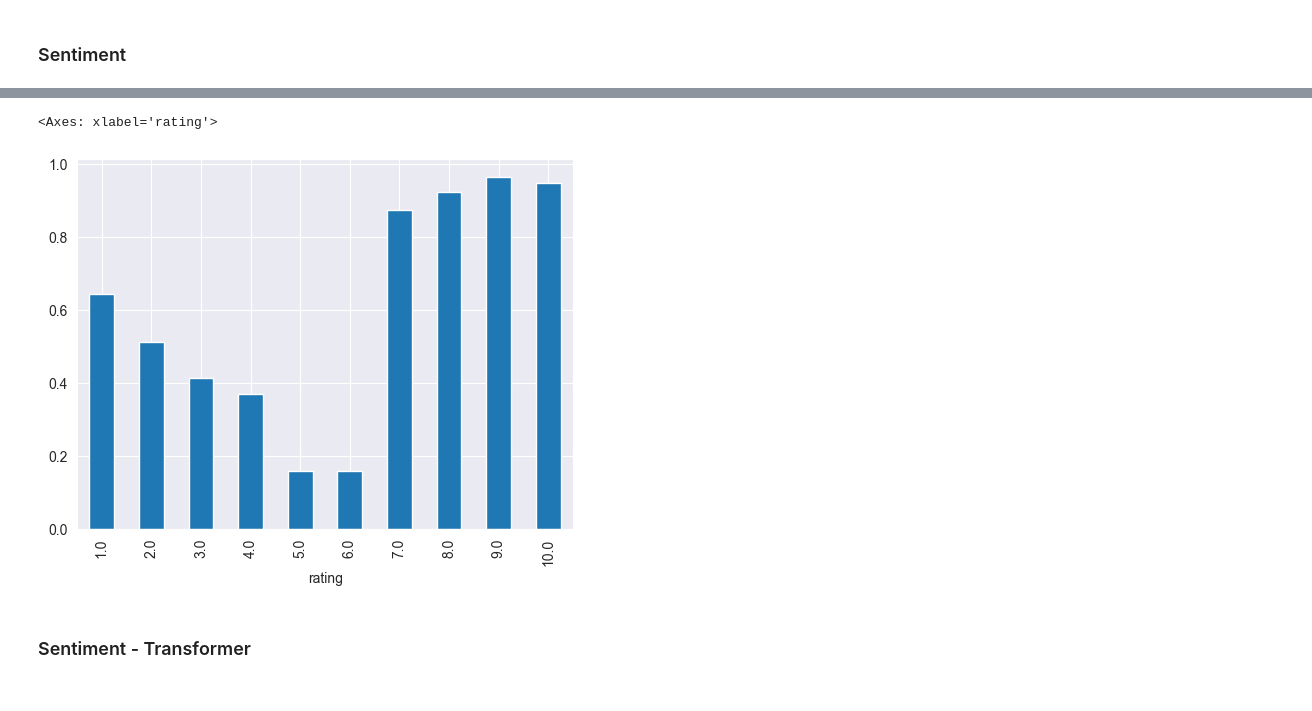
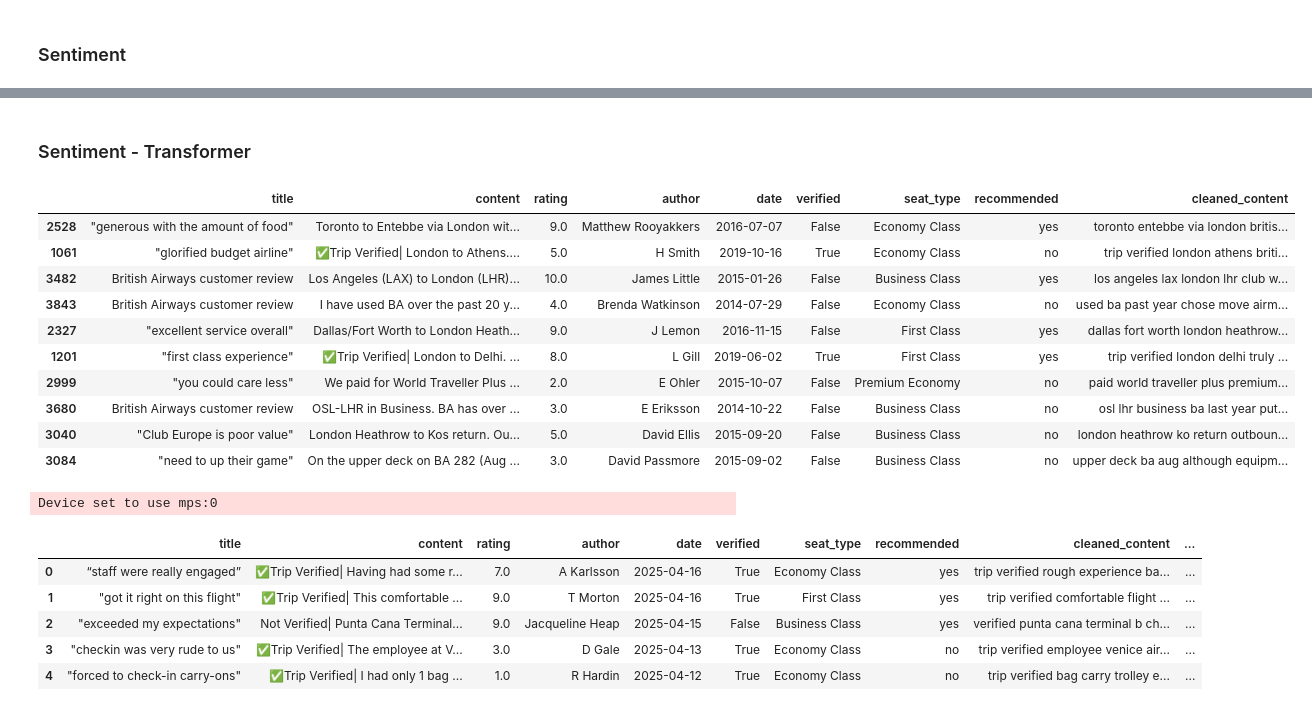
Before and after one commit to Jahdo-Codes/Real-World-Simulation-Projects, a Jupyter notebook: Forage /BA Job Simulation/BA reviews sentiment analysis.ipynb, the cells around one changed output, grey strips where cells are left out. Saved outputs shown, nothing was run; the diff lists cells and outputs as text; code cells hidden in the pictures.

```diff
--- a/Forage /BA Job Simulation/BA reviews sentiment analysis.ipynb
+++ b/Forage /BA Job Simulation/BA reviews sentiment analysis.ipynb
@@ -320,8 +233,22 @@ Name: count, dtype: int64
 # %%
 agreement_by_rating = vader_df.groupby('rating')['match'].mean()
-agreement_by_rating.plot(kind='bar')
+agreement_by_rating.plot(kind='bar',title='Agreement by rating')
-# %% [output]
-<Axes: xlabel='rating'>
-[figure, removed]
 # %% [markdown]
 ### Sentiment - Transformer
+# %%
+df = pd.read_csv('/Users/jahdovanterpool/Downloads/Projects/Sentiment Analysis/British_Airways_reviews_2.csv',index_col=False)
+
+
+df.sample(10)
+# %% [output]
+|  | title | content | rating | author | date | verified | seat_type | recommended | cleaned_content |
+| 2528 | "generous with the amount of food" | Toronto to Entebbe via London wit... | 9.0 | Matthew Rooyakkers | 2016-07-07 | False | Economy Class | yes | toronto entebbe via london britis... |
+| 1061 | "glorified budget airline" | ✅Trip Verified| London to Athens.... | 5.0 | H Smith | 2019-10-16 | True | Economy Class | no | trip verified london athens briti... |
+| 3482 | British Airways customer review | Los Angeles (LAX) to London (LHR)... | 10.0 | James Little | 2015-01-26 | False | Business Class | yes | los angeles lax london lhr club w... |
+| 3843 | British Airways customer review | I have used BA over the past 20 y... | 4.0 | Brenda Watkinson | 2014-07-29 | False | Economy Class | no | used ba past year chose move airm... |
+| 2327 | "excellent service overall" | Dallas/Fort Worth to London Heath... | 9.0 | J Lemon | 2016-11-15 | False | First Class | yes | dallas fort worth london heathrow... |
+| 1201 | "first class experience" | ✅Trip Verified| London to Delhi. ... | 8.0 | L Gill | 2019-06-02 | True | First Class | yes | trip verified london delhi truly ... |
+| 2999 | "you could care less" | We paid for World Traveller Plus ... | 2.0 | E Ohler | 2015-10-07 | False | Premium Economy | no | paid world traveller plus premium... |
+| 3680 | British Airways customer review | OSL-LHR in Business. BA has over ... | 3.0 | E Eriksson | 2014-10-22 | False | Business Class | no | osl lhr business ba last year put... |
+| 3040 | "Club Europe is poor value" | London Heathrow to Kos return. Ou... | 5.0 | David Ellis | 2015-09-20 | False | Business Class | no | london heathrow ko return outboun... |
+| 3084 | "need to up their game" | On the upper deck on BA 282 (Aug ... | 3.0 | David Passmore | 2015-09-02 | False | Business Class | no | upper deck ba aug although equipm... |
@@ -327,0 +260,16 @@ agreement_by_rating.plot(kind='bar')
+# %%
+model_name = 'nlptown/bert-base-multilingual-uncased-sentiment'
+tokenizer = AutoTokenizer.from_pretrained(model_name)
+model = AutoModelForSequenceClassification.from_pretrained(model_name)
+sentiment_pipeline = pipeline('sentiment-analysis', framework='pt',tokenizer=tokenizer,model=model)
+
+df['sentiment'] = df['cleaned_content'].apply(lambda x: int(sentiment_pipeline(x[:512])[0]['label'].split()[0]))
+df.head()
+# %% [output]
+Device set to use mps:0
+|  | title | content | rating | author | date | verified | seat_type | recommended | cleaned_content | ... |
+| 0 | “staff were really engaged” | ✅Trip Verified| Having had some r... | 7.0 | A Karlsson | 2025-04-16 | True | Economy Class | yes | trip verified rough experience ba... | ... |
+| 1 | "got it right on this flight" | ✅Trip Verified| This comfortable ... | 9.0 | T Morton | 2025-04-16 | True | First Class | yes | trip verified comfortable flight ... | ... |
+| 2 | "exceeded my expectations" | Not Verified| Punta Cana Terminal... | 9.0 | Jacqueline Heap | 2025-04-15 | False | Business Class | yes | verified punta cana terminal b ch... | ... |
+| 3 | "checkin was very rude to us" | ✅Trip Verified| The employee at V... | 3.0 | D Gale | 2025-04-13 | True | Economy Class | no | trip verified employee venice air... | ... |
+| 4 | "forced to check-in carry-ons" | ✅Trip Verified| I had only 1 bag ... | 1.0 | R Hardin | 2025-04-12 | True | Economy Class | no | trip verified bag carry trolley e... | ... |
```
Also changed, not shown: parts of 27 cells of this notebook, 1 other file.
